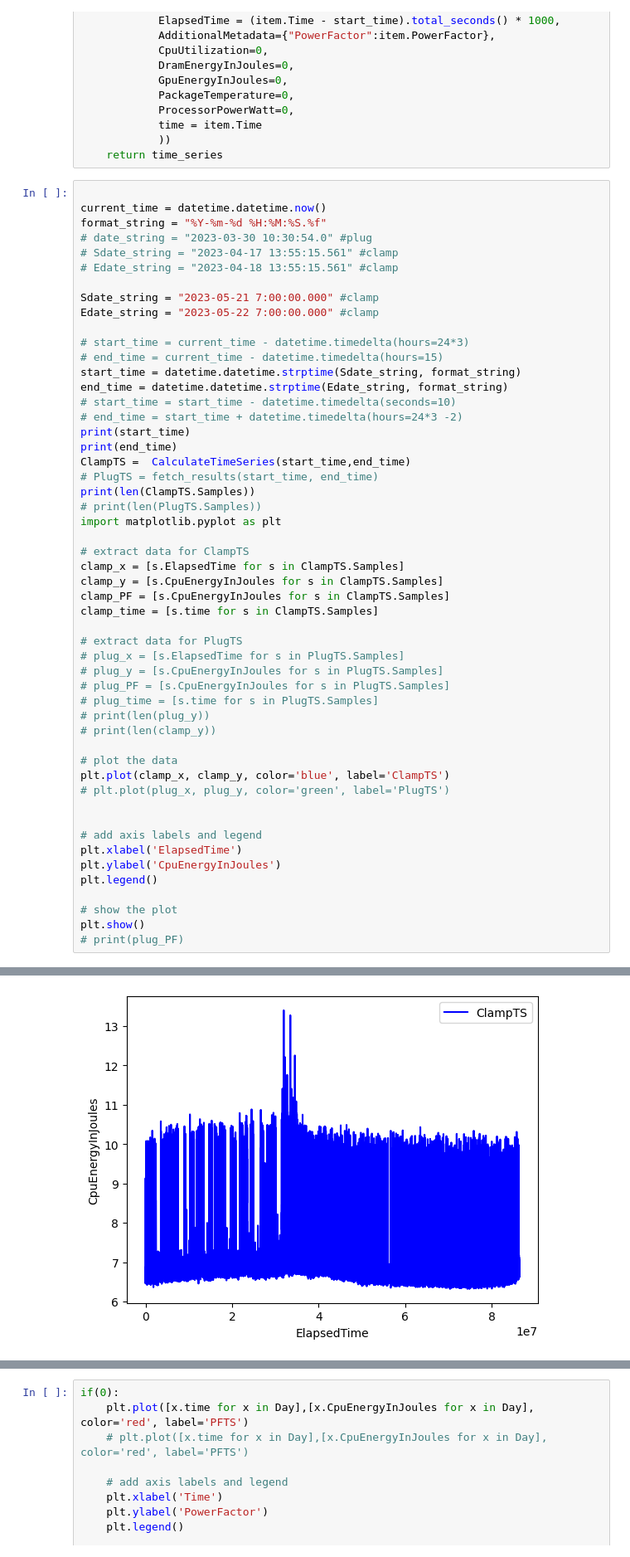
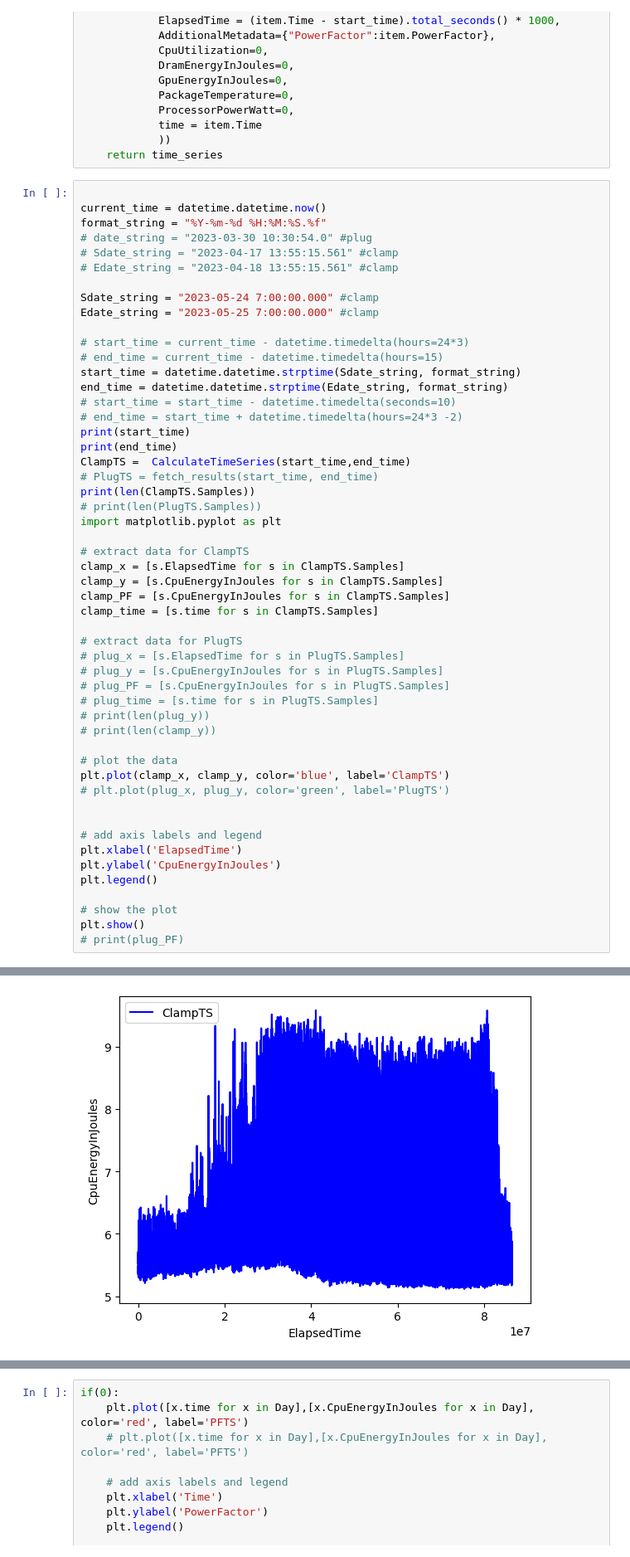
Before and after one commit to KuskIV/BDEnergy, a Jupyter notebook: analytics/DataExplore.ipynb, the cells around one changed output, grey strips where cells are left out. Shown at 83% size. Cells and saved outputs as stored; diff of their text form.

```diff
--- a/analytics/DataExplore.ipynb
+++ b/analytics/DataExplore.ipynb
@@ -141,8 +141,8 @@ format_string = "%Y-%m-%d %H:%M:%S.%f"
 # Sdate_string = "2023-04-17 13:55:15.561" #clamp
 # Edate_string = "2023-04-18 13:55:15.561" #clamp
 
-Sdate_string = "2023-05-21 7:00:00.000" #clamp
-Edate_string = "2023-05-22 7:00:00.000" #clamp
+Sdate_string = "2023-05-24 7:00:00.000" #clamp
+Edate_string = "2023-05-25 7:00:00.000" #clamp
 
 # start_time = current_time - datetime.timedelta(hours=24*3)
 # end_time = current_time - datetime.timedelta(hours=15)
@@ -192,4 +192,4 @@ plt.show()
-[figure, old version]
+[figure, new version]
 # %%
 group_size = 1
 grouped_sums = []
```
Also changed, not shown: parts of 10 cells of this notebook.
